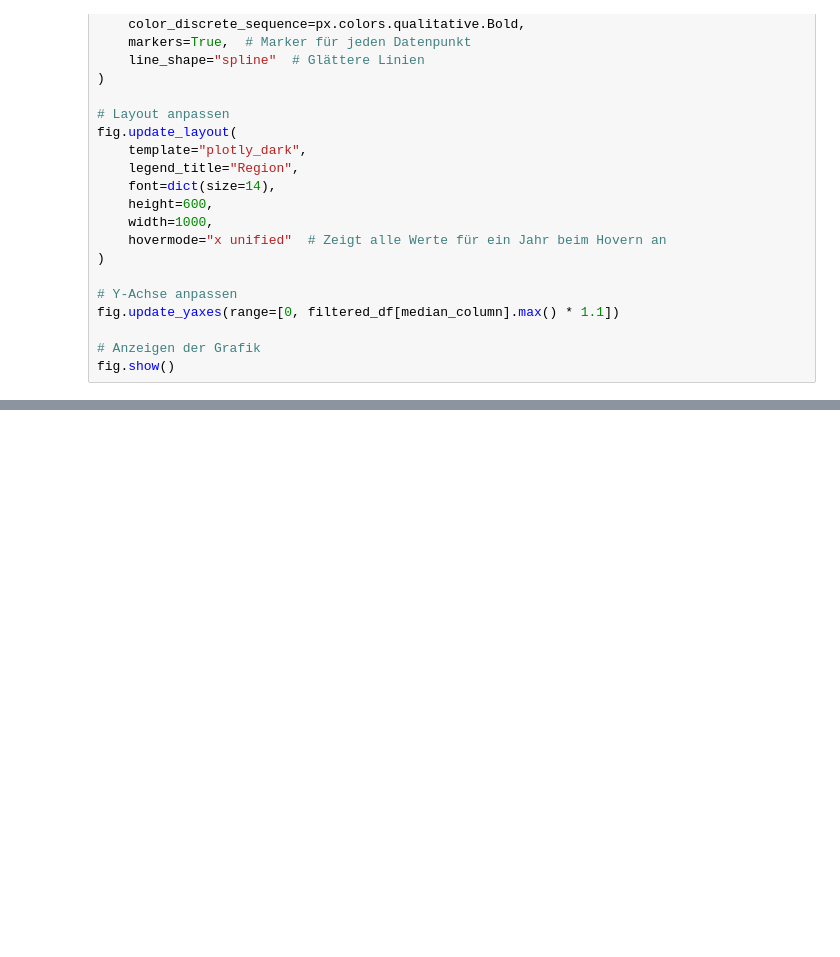
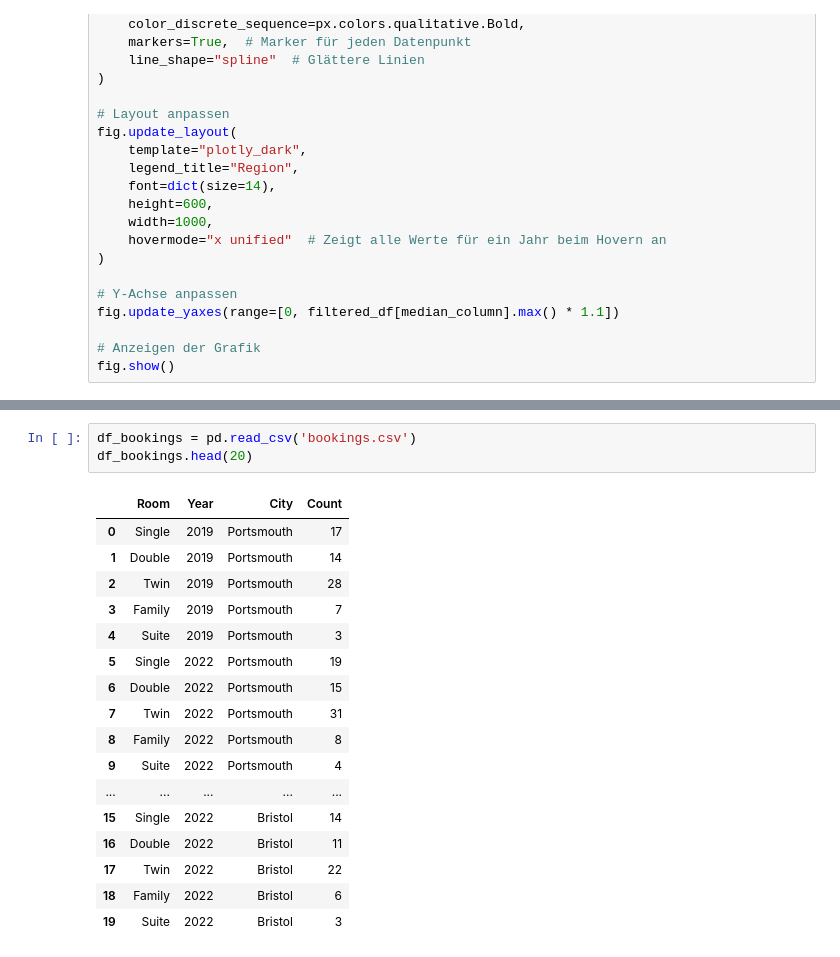
Before and after one commit to TobiasMaissen/cas_statistik_davi, a Jupyter notebook: DaVi.ipynb, the cells around one changed output, grey strips where cells are left out. Drawn from its saved outputs; the diff is of its cells as text; blank space fills up the shorter version.

Commit message:
bookings.csv

```diff
--- a/DaVi.ipynb
+++ b/DaVi.ipynb
@@ -1417,0 +1576,21 @@ fig.show()
+# %%
+df_bookings = pd.read_csv('bookings.csv')
+df_bookings.head(20)
+# %% [output]
+|  | Room | Year | City | Count |
+| 0 | Single | 2019 | Portsmouth | 17 |
+| 1 | Double | 2019 | Portsmouth | 14 |
+| 2 | Twin | 2019 | Portsmouth | 28 |
+| 3 | Family | 2019 | Portsmouth | 7 |
+| 4 | Suite | 2019 | Portsmouth | 3 |
+| 5 | Single | 2022 | Portsmouth | 19 |
+| 6 | Double | 2022 | Portsmouth | 15 |
+| 7 | Twin | 2022 | Portsmouth | 31 |
+| 8 | Family | 2022 | Portsmouth | 8 |
+| 9 | Suite | 2022 | Portsmouth | 4 |
+| ... | ... | ... | ... | ... |
+| 15 | Single | 2022 | Bristol | 14 |
+| 16 | Double | 2022 | Bristol | 11 |
+| 17 | Twin | 2022 | Bristol | 22 |
+| 18 | Family | 2022 | Bristol | 6 |
+| 19 | Suite | 2022 | Bristol | 3 |
```
Also changed, not shown: parts of 6 cells of this notebook, 3 other files.
